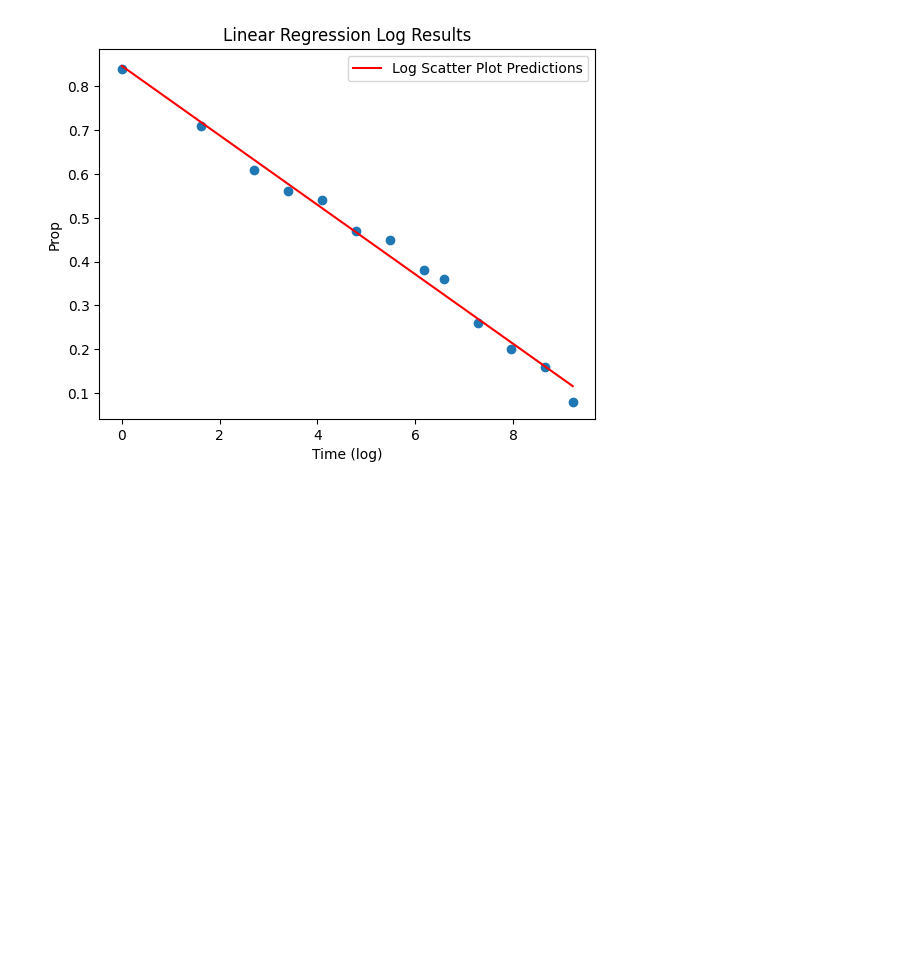
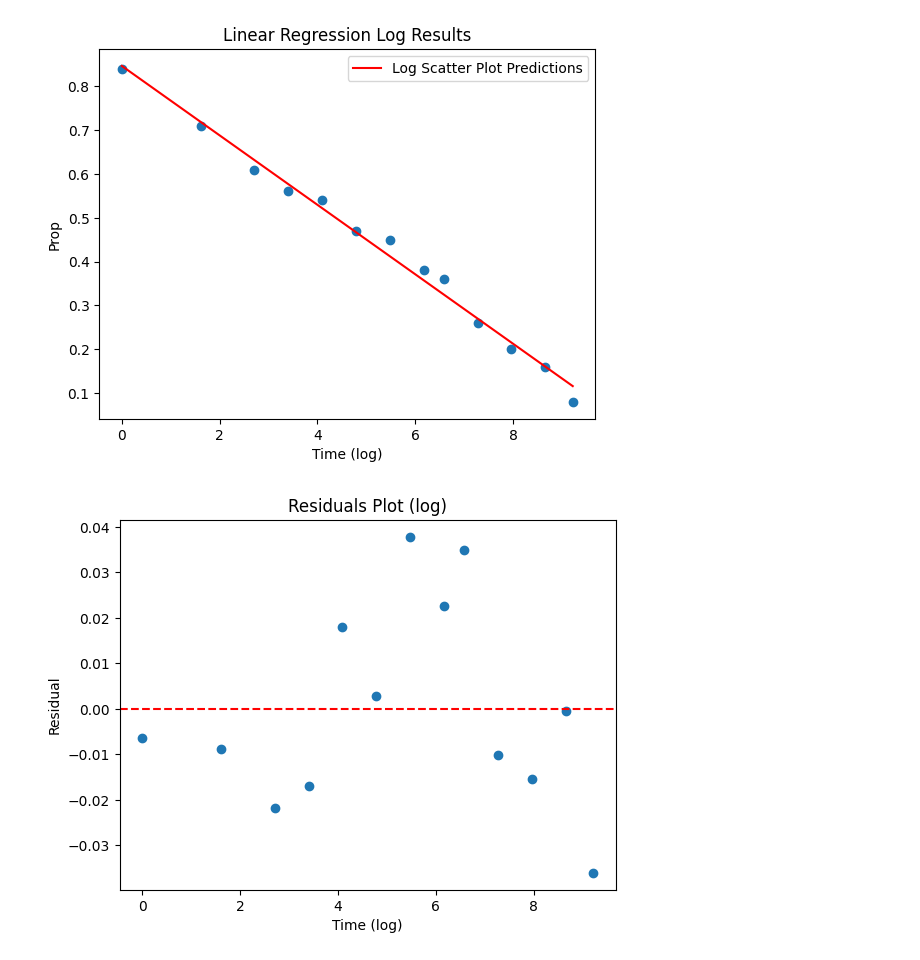
Before and after one commit to crdcamp/ml-learning-linear-regression-feature-engineering, a Jupyter notebook: 3_transformations_and_interactions.ipynb, the cells around one changed output. Saved outputs shown, nothing was run; the diff lists cells and outputs as text; code cells hidden in the pictures; blank space fills up the shorter version.

Commit message:
Residuals plot

```diff
--- a/3_transformations_and_interactions.ipynb
+++ b/3_transformations_and_interactions.ipynb
@@ -142,6 +142,7 @@ X = word_recall[['lntime']]
 model = LinearRegression().fit(X, y)
 y_hat = model.predict(X)
 residuals = y - y_hat
+residuals = residuals.to_numpy()
 # %% [markdown]
 Now let's recreate the plots from earlier:
 # %%
@@ -153,3 +154,12 @@ plt.title('Linear Regression Log Results')
 plt.legend();
 # %% [output]
 [figure]
+# %%
+plt.scatter(X, residuals)
+plt.axhline(y=0, color='red', linestyle='--')
+plt.xlabel('Time (log)')
+plt.ylabel('Residual')
+plt.title('Residuals Plot (log)')
+plt.show();
+# %% [output]
+[figure, added]
```
